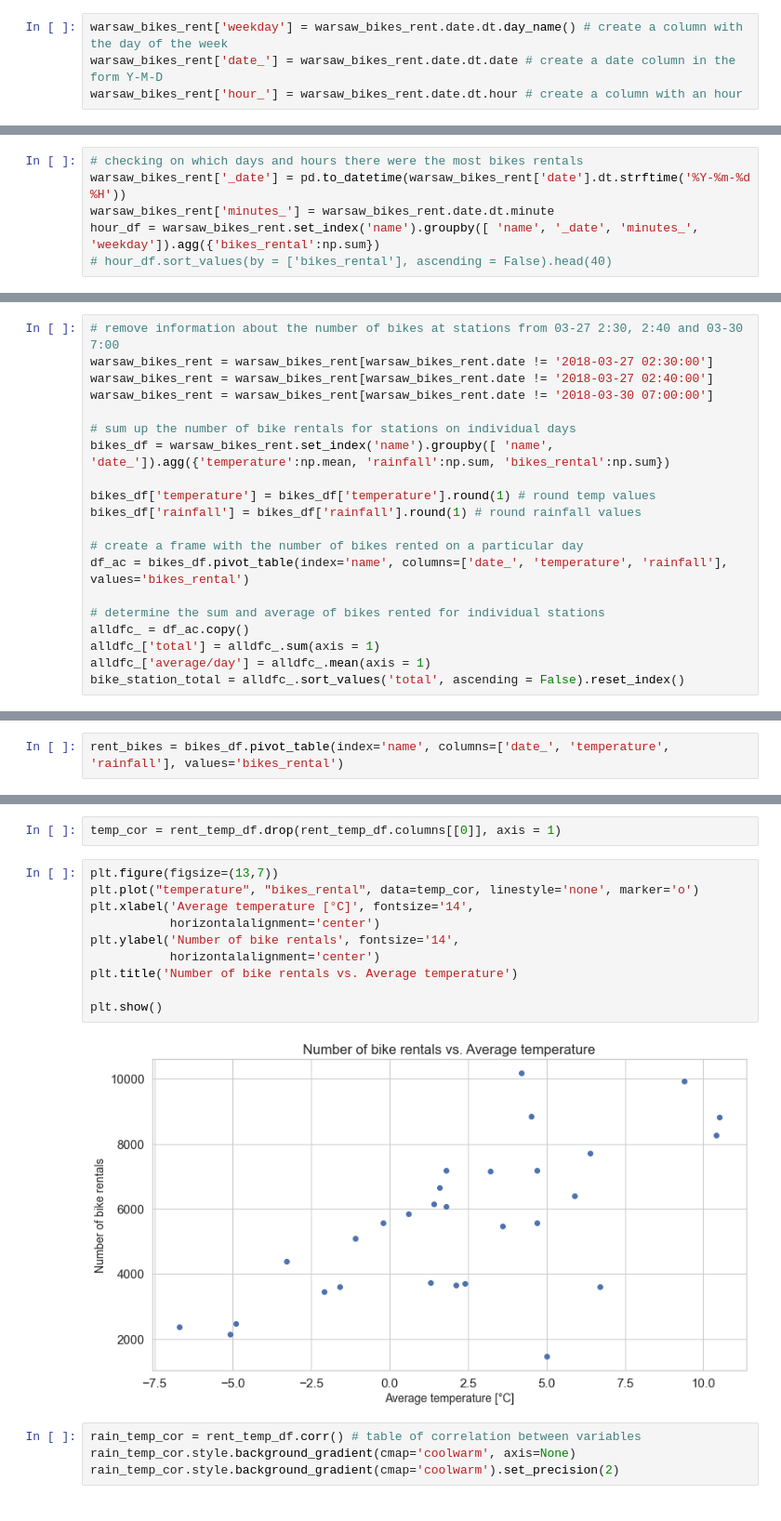
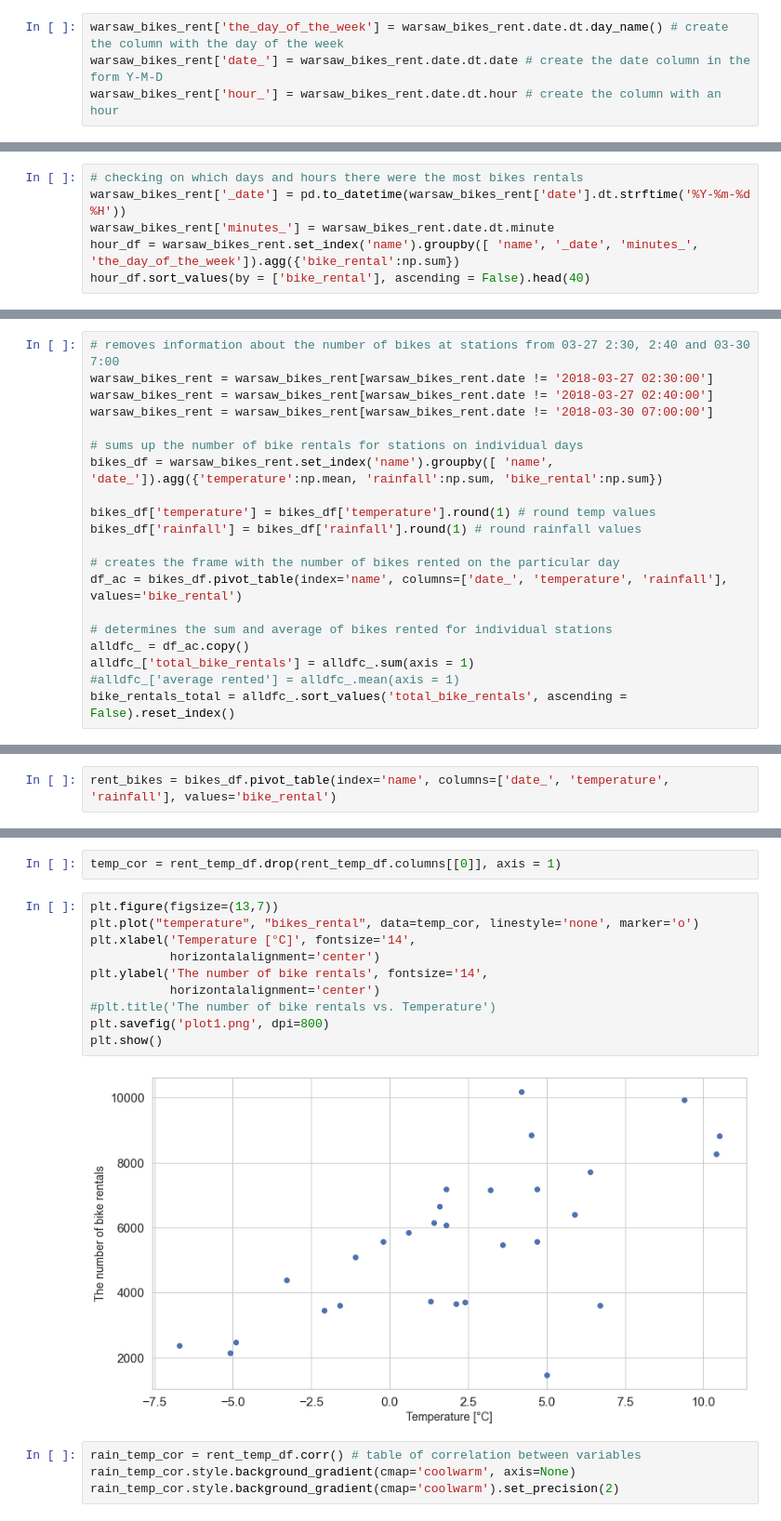
Before and after one commit to piekarsky/Exploratory-Data-Analysis-of-Bike-Sharing-Systems-in-Warsaw, a Jupyter notebook: source.ipynb, the cells around one changed output, grey strips where cells are left out. Shown at 93% size. Saved outputs shown, nothing was run; the diff lists cells and outputs as text.

```diff
--- a/source.ipynb
+++ b/source.ipynb
@@ -261,7 +277,7 @@ warsaw_bikes_rent = warsaw_bikes_rent.unstack().rename('bikes_rental').reset_ind
 # %%
-warsaw_bikes_rent['weekday'] = warsaw_bikes_rent.date.dt.day_name() # create a column with the day of the week
-warsaw_bikes_rent['date_'] = warsaw_bikes_rent.date.dt.date # create a date column in the form Y-M-D
-warsaw_bikes_rent['hour_'] = warsaw_bikes_rent.date.dt.hour # create a column with an hour
+warsaw_bikes_rent['the_day_of_the_week'] = warsaw_bikes_rent.date.dt.day_name() # create the column with the day of the week
+warsaw_bikes_rent['date_'] = warsaw_bikes_rent.date.dt.date # create the date column in the form Y-M-D
+warsaw_bikes_rent['hour_'] = warsaw_bikes_rent.date.dt.hour # create the column with an hour
 # %% [markdown]
 ### 2.3. Checking outliers
 # %%
@@ -290,5 +308,5 @@ Analyzing the data in terms of the largest number of bikes rented from all time
 # checking on which days and hours there were the most bikes rentals
 warsaw_bikes_rent['_date'] = pd.to_datetime(warsaw_bikes_rent['date'].dt.strftime('%Y-%m-%d %H'))
 warsaw_bikes_rent['minutes_'] = warsaw_bikes_rent.date.dt.minute
-hour_df = warsaw_bikes_rent.set_index('name').groupby([ 'name', '_date', 'minutes_', 'weekday']).agg({'bikes_rental':np.sum})
-# hour_df.sort_values(by = ['bikes_rental'], ascending = False).head(40)
+hour_df = warsaw_bikes_rent.set_index('name').groupby([ 'name', '_date', 'minutes_', 'the_day_of_the_week']).agg({'bike_rental':np.sum})
+hour_df.sort_values(by = ['bike_rental'], ascending = False).head(40)
@@ -295,21 +332,21 @@ hour_df = warsaw_bikes_rent.set_index('name').groupby([ 'name', '_date', 'minute
 # %%
-# remove information about the number of bikes at stations from 03-27 2:30, 2:40 and 03-30 7:00
+# removes information about the number of bikes at stations from 03-27 2:30, 2:40 and 03-30 7:00
 warsaw_bikes_rent = warsaw_bikes_rent[warsaw_bikes_rent.date != '2018-03-27 02:30:00']
 warsaw_bikes_rent = warsaw_bikes_rent[warsaw_bikes_rent.date != '2018-03-27 02:40:00']
 warsaw_bikes_rent = warsaw_bikes_rent[warsaw_bikes_rent.date != '2018-03-30 07:00:00']
 
-# sum up the number of bike rentals for stations on individual days
-bikes_df = warsaw_bikes_rent.set_index('name').groupby([ 'name', 'date_']).agg({'temperature':np.mean, 'rainfall':np.sum, 'bikes_rental':np.sum})
+# sums up the number of bike rentals for stations on individual days
+bikes_df = warsaw_bikes_rent.set_index('name').groupby([ 'name', 'date_']).agg({'temperature':np.mean, 'rainfall':np.sum, 'bike_rental':np.sum})
 
 bikes_df['temperature'] = bikes_df['temperature'].round(1) # round temp values
 bikes_df['rainfall'] = bikes_df['rainfall'].round(1) # round rainfall values
 
-# create a frame with the number of bikes rented on a particular day
-df_ac = bikes_df.pivot_table(index='name', columns=['date_', 'temperature', 'rainfall'], values='bikes_rental')
+# creates the frame with the number of bikes rented on the particular day
+df_ac = bikes_df.pivot_table(index='name', columns=['date_', 'temperature', 'rainfall'], values='bike_rental')
 
-# determine the sum and average of bikes rented for individual stations
+# determines the sum and average of bikes rented for individual stations
 alldfc_ = df_ac.copy()
-alldfc_['total'] = alldfc_.sum(axis = 1)
-alldfc_['average/day'] = alldfc_.mean(axis = 1)
-bike_station_total = alldfc_.sort_values('total', ascending = False).reset_index()
+alldfc_['total_bike_rentals'] = alldfc_.sum(axis = 1)
+#alldfc_['average rented'] = alldfc_.mean(axis = 1)
+bike_rentals_total = alldfc_.sort_values('total_bike_rentals', ascending = False).reset_index()
 # %% [markdown]
@@ -636,5 +783,5 @@ my_map
 # %%
-rent_bikes = bikes_df.pivot_table(index='name', columns=['date_', 'temperature', 'rainfall'], values='bikes_rental')
+rent_bikes = bikes_df.pivot_table(index='name', columns=['date_', 'temperature', 'rainfall'], values='bike_rental')
 # %%
 # the sum of bike rentals on individual days
 total_rent = rent_bikes.copy()
@@ -747,15 +936,15 @@ temp_cor = rent_temp_df.drop(rent_temp_df.columns[[0]], axis = 1)
 # %%
 plt.figure(figsize=(13,7))
 plt.plot("temperature", "bikes_rental", data=temp_cor, linestyle='none', marker='o')
-plt.xlabel('Average temperature [°C]', fontsize='14',
+plt.xlabel('Temperature [°C]', fontsize='14',
            horizontalalignment='center')
-plt.ylabel('Number of bike rentals', fontsize='14',
+plt.ylabel('The number of bike rentals', fontsize='14',
            horizontalalignment='center')
-plt.title('Number of bike rentals vs. Average temperature')
-
+#plt.title('The number of bike rentals vs. Temperature')
+plt.savefig('plot1.png', dpi=800)
 plt.show()
 # %% [output]
-[figure, old version]
+[figure, new version]
 # %%
 rain_temp_cor = rent_temp_df.corr() # table of correlation between variables
 rain_temp_cor.style.background_gradient(cmap='coolwarm', axis=None)
```
Also changed, not shown: parts of 74 cells of this notebook.
